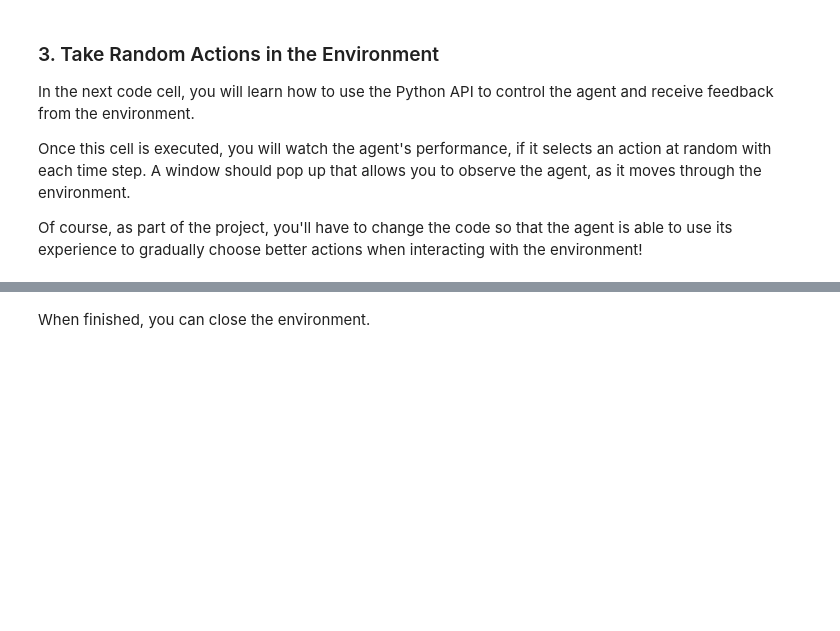
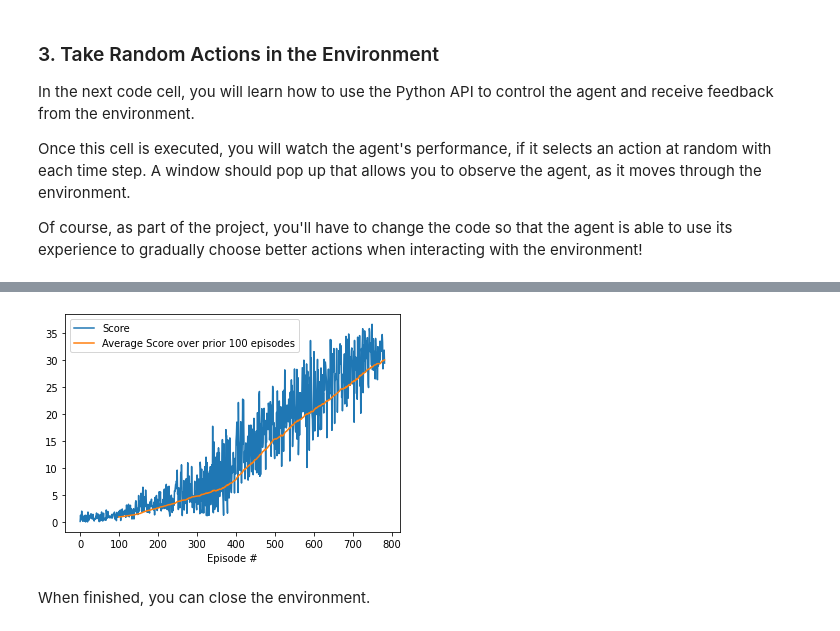
Before and after one commit to jmh-1/deep-reinforcement-learning, a Jupyter notebook: p2_continuous-control/Continuous_Control.ipynb, the cells around one changed output, grey strips where cells are left out. Drawn from its saved outputs; the diff is of its cells as text; code cells hidden in the pictures; blank space fills up the shorter version.

```diff
--- a/p2_continuous-control/Continuous_Control.ipynb
+++ b/p2_continuous-control/Continuous_Control.ipynb
@@ -159,3 +167,7 @@ Episode 933     Average Score: 22.62    Score: 29.97
+# %%
+runner.plot_scores(scores)
+# %% [output]
+[figure, added]
 # %% [markdown]
 When finished, you can close the environment.
 # %%
```
Also changed, not shown: parts of 1 cell of this notebook, 3 other files.
